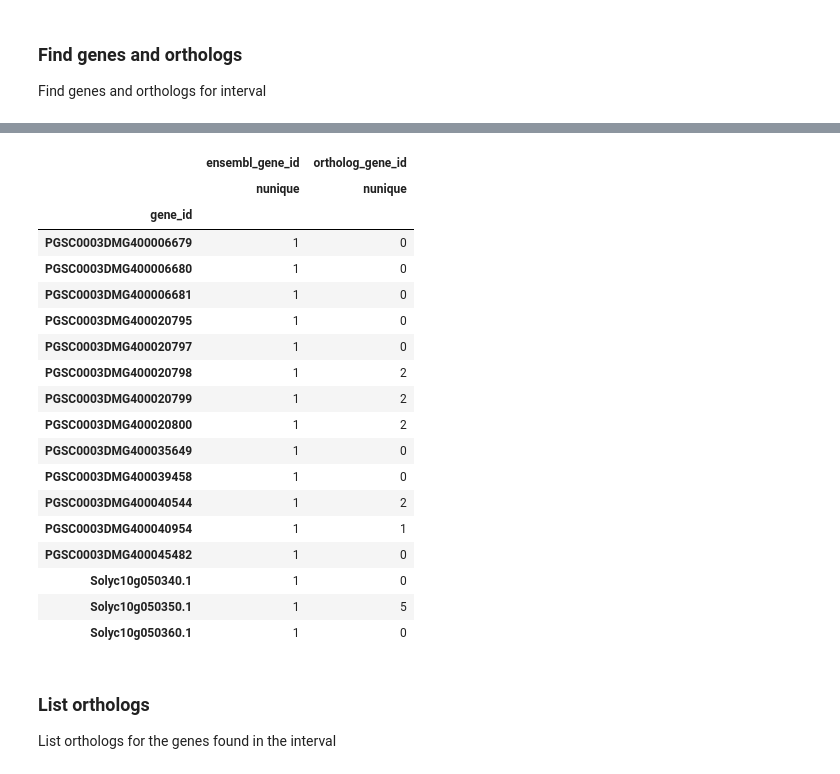
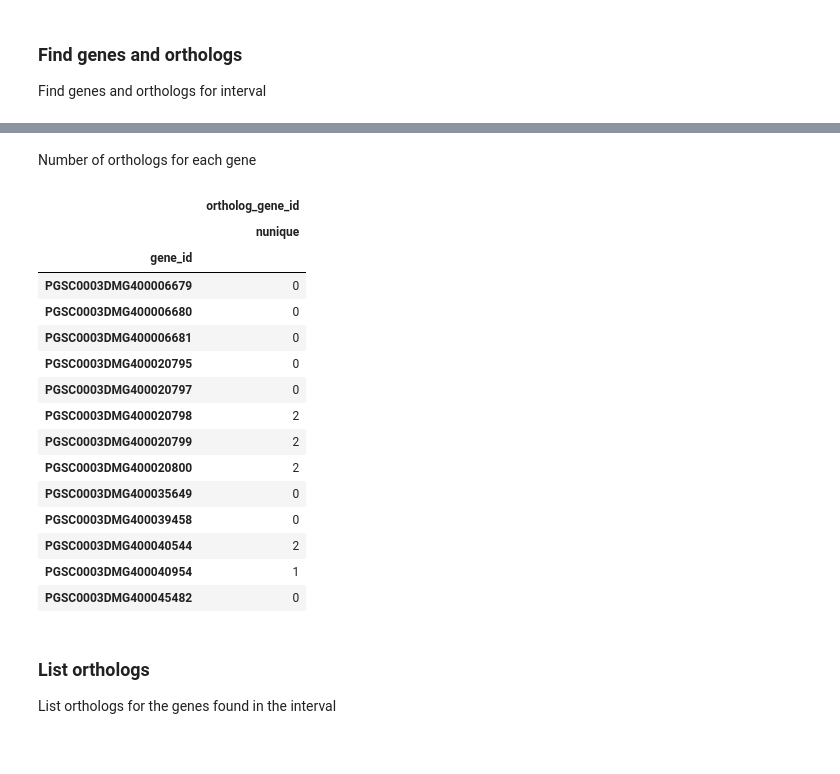
Before and after one commit to candYgene/queries, a Jupyter notebook: jupyter/QTL_fruitshape_orthologs.ipynb, the cells around one changed output, grey strips where cells are left out. Saved outputs shown, nothing was run; the diff lists cells and outputs as text; code cells hidden in the pictures.

```diff
--- a/jupyter/QTL_fruitshape_orthologs.ipynb
+++ b/jupyter/QTL_fruitshape_orthologs.ipynb
@@ -32,5 +33,3 @@ tg2 = "Solyc10g076240.1"
 
 ### Find co-ordinates of the QTL interval
 Search locations of genes, and compute interval
-# %%
-intervalT = search.compute_interval(tg1, tg2)
@@ -120,5 +184,3 @@ SVG(tmpFilename)
 ## Potato
 ### Find interval
 Find locations for genes, and compute interval
-# %%
-intervalP = search.compute_interval(pg1, pg2)
@@ -133,27 +244,58 @@ Find genes and orthologs for interval
+# %%
+try:
+    ortholog_genesP_for_interval = []
+    for gene_id,gene in genesP_in_interval.iterrows():
+        orthologs = requests.get(url+"/getOrthologs",
+                        params={"geneid": "'"+gene_id+"'"},
+                        headers={"accept": "application/json"})
+        orthologsResult = orthologs.json()["results"]["bindings"]
+        if len(orthologsResult)>0:
+            for ortholog in orthologsResult:
+                ortholog_id = ortholog["ortholog_id"]["value"]
+                #get location
+                location = requests.get(url+"/getFeatureLocation",
+                                params={"featureid": "'"+ortholog_id+"'"},
+                                headers={"accept": "application/json"})
+                chrom = location.json()["results"]["bindings"][0]["chrom"]["value"]
+                taxon_id = location.json()["results"]["bindings"][0]["taxon_id"]["value"]
+                begin_pos = int(location.json()["results"]["bindings"][0]["begin_pos"]["value"])
+                end_pos = int(location.json()["results"]["bindings"][0]["end_pos"]["value"])
+                ortholog_genesP_for_interval.append([gene_id, gene["chrom"],gene["begin_pos"],
+                                                     gene["end_pos"],gene["taxon_id"],ortholog_id,
+                                                     chrom, begin_pos, end_pos, taxon_id])
+        else:
+            ortholog_genesP_for_interval.append([gene_id, gene["chrom"],gene["begin_pos"],
+                                                 gene["end_pos"],gene["taxon_id"], None, None,
+                                                None, None, None])
+    ortholog_genesP_for_interval = pd.DataFrame(ortholog_genesP_for_interval)
+    ortholog_genesP_for_interval.columns = ["gene_id", "chrom", "begin_pos", "end_pos", "taxon_id",
+                                            "ortholog_gene_id", "ortholog_chrom", "ortholog_begin_pos",
+                                            "ortholog_end_pos", "ortholog_taxon_id"]
+    ortholog_genesP_for_interval = ortholog_genesP_for_interval.set_index(["gene_id"])
+except:
+    raise Exception("couldn't get orthologs")
+# %% [markdown]
+Number of orthologs for each gene
 # %%
-genesP = search.interval_genes(intervalP)
-aggregations = {"ensembl_gene_id" : ["nunique"], "ortholog_gene_id" : ["nunique"]}
-display(genesP.groupby(["gene_id"]).agg(aggregations))
+aggregations = { "ortholog_gene_id" : ["nunique"]}
+display(ortholog_genesP_for_interval.groupby(["gene_id"]).agg(aggregations))
 # %% [output]
-|  | ensembl_gene_id | ortholog_gene_id |
-|  | nunique | nunique |
-| gene_id |  |  |
-| PGSC0003DMG400006679 | 1 | 0 |
-| PGSC0003DMG400006680 | 1 | 0 |
-| PGSC0003DMG400006681 | 1 | 0 |
-| PGSC0003DMG400020795 | 1 | 0 |
-| PGSC0003DMG400020797 | 1 | 0 |
-| PGSC0003DMG400020798 | 1 | 2 |
-| PGSC0003DMG400020799 | 1 | 2 |
-| PGSC0003DMG400020800 | 1 | 2 |
-| PGSC0003DMG400035649 | 1 | 0 |
-| PGSC0003DMG400039458 | 1 | 0 |
-| PGSC0003DMG400040544 | 1 | 2 |
-| PGSC0003DMG400040954 | 1 | 1 |
-| PGSC0003DMG400045482 | 1 | 0 |
-| Solyc10g050340.1 | 1 | 0 |
-| Solyc10g050350.1 | 1 | 5 |
-| Solyc10g050360.1 | 1 | 0 |
+|  | ortholog_gene_id |
+|  | nunique |
+| gene_id |  |
+| PGSC0003DMG400006679 | 0 |
+| PGSC0003DMG400006680 | 0 |
+| PGSC0003DMG400006681 | 0 |
+| PGSC0003DMG400020795 | 0 |
+| PGSC0003DMG400020797 | 0 |
+| PGSC0003DMG400020798 | 2 |
+| PGSC0003DMG400020799 | 2 |
+| PGSC0003DMG400020800 | 2 |
+| PGSC0003DMG400035649 | 0 |
+| PGSC0003DMG400039458 | 0 |
+| PGSC0003DMG400040544 | 2 |
+| PGSC0003DMG400040954 | 1 |
+| PGSC0003DMG400045482 | 0 |
 # %% [markdown]
 ### List orthologs
 List orthologs for the genes found in the interval
```
Also changed, not shown: parts of 42 cells of this notebook, 6 other files.
